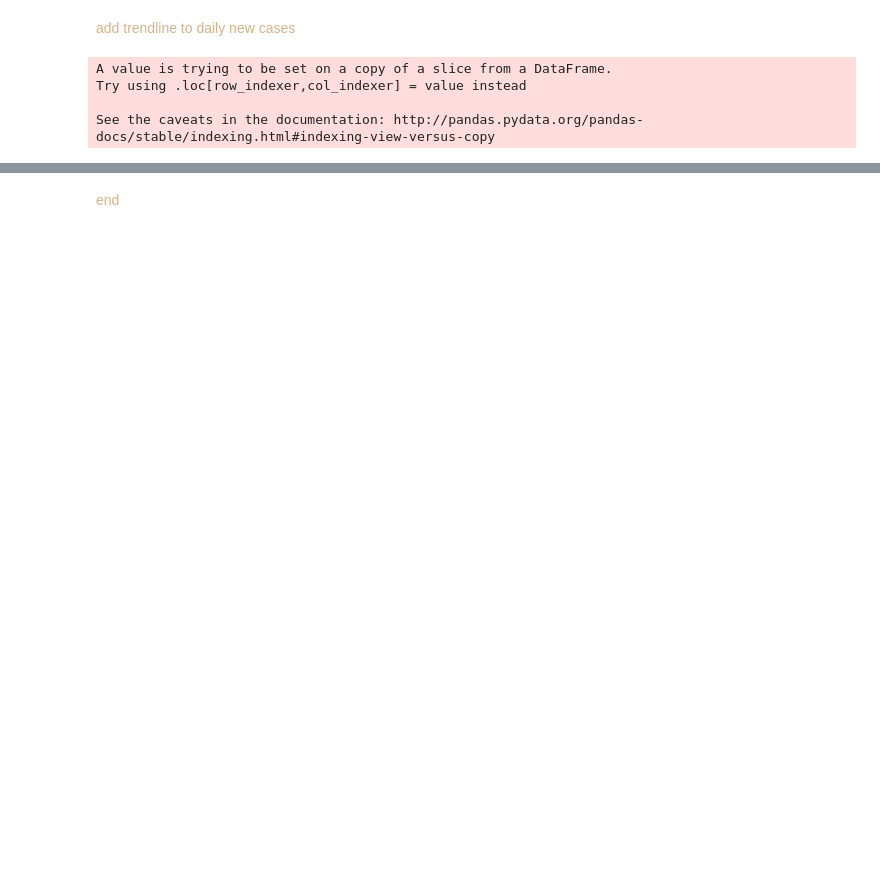
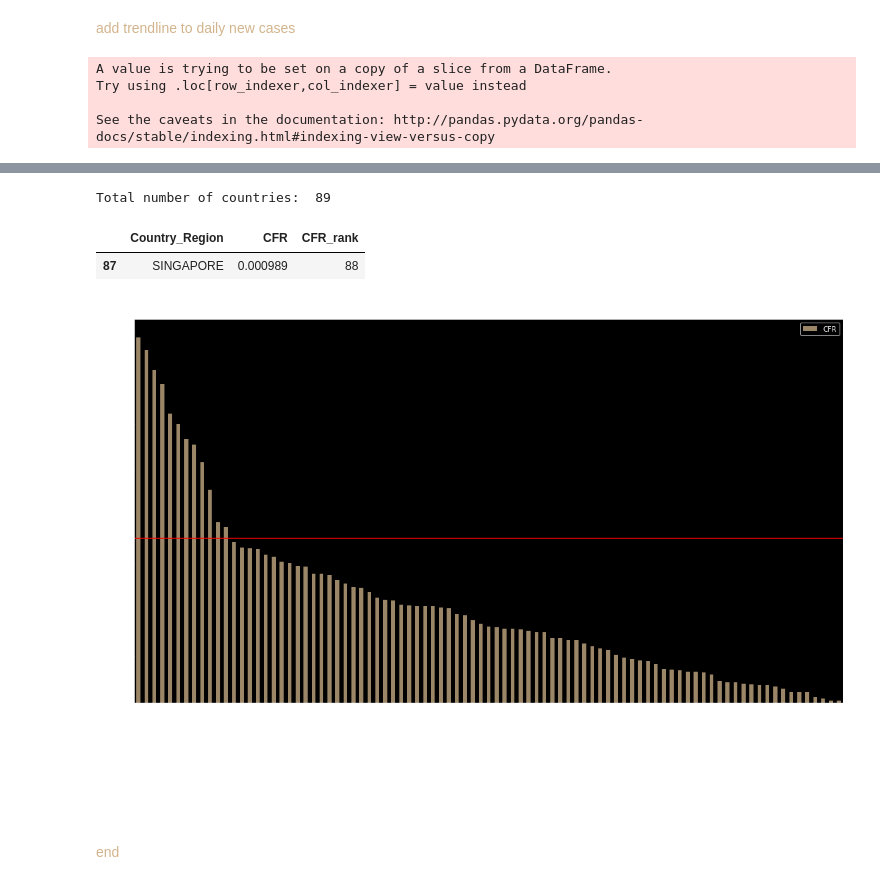
Before and after one commit to pvalues/covid19_trends, a Jupyter notebook: covid19_jh_data_country_trends.ipynb, the cells around one changed output, grey strips where cells are left out. Saved outputs shown, nothing was run; the diff lists cells and outputs as text; code cells hidden in the pictures; blank space fills up the shorter version.

```diff
--- a/covid19_jh_data_country_trends.ipynb
+++ b/covid19_jh_data_country_trends.ipynb
@@ -172,0 +176,12 @@ for item in list_country:
+# %%
+#aggregate across months
+cfr_df = country_df.groupby(['Country_Region'])\
+.agg({'Confirmed_New':'sum','Deaths_New':'sum'})\
+.reset_index()
+
+cfr_df.rename(columns={'Confirmed_New':'Cum_inf','Deaths_New':'Cum_dth'}, inplace=True)
+
+print('cfr_df unique in Country: ', isUnique(cfr_df, ['Country_Region']))
+
+#compute CFR
+cfr_df['CFR'] = cfr_df['Cum_dth'] / cfr_df['Cum_inf']
@@ -172,0 +190,8 @@ for item in list_country:
+# %%
+#filter for countries with at least 1000 infections
+cfr_df = cfr_df.loc[cfr_df['Cum_inf'] >= 1000]\
+.sort_values(by=['CFR'], ascending=False).reset_index()
+cfr_df['CFR_rank'] = cfr_df.index.values + 1
+
+#display top 25 countries by CFR
+cfr_df.head(25)
@@ -173,2 +216,23 @@ for item in list_country:
+# %%
+#spot check
+print('\nTotal number of countries: ', cfr_df['CFR_rank'].max())
+
+country = 'SINGAPORE' #select country of choice
+cfr_df.loc[cfr_df['Country_Region'] == country][['Country_Region','CFR','CFR_rank']]
+# %% [output]
+Total number of countries:  89
+|  | Country_Region | CFR | CFR_rank |
+| 87 | SINGAPORE | 0.000989 | 88 |
+# %%
+#plot Case Fatality Rates
+cfr_df.sort_values(by=['CFR'], ascending=False)\
+.plot.bar(x='Country_Region', y='CFR', figsize=(18,10), color='tan',alpha=0.75)
+plt.axhline(y=cfr_df.Cum_dth.sum()/cfr_df.Cum_inf.sum(), color = 'r')
+plt.title('Case Fatality Rates by Country vs. Global Avg.', size=20)
+plt.xlabel('Country', size=14)
+plt.ylabel('CFR (%)',size=14)
+plt.show()
+# %% [output]
+[figure, added]
 # %% [markdown]
 <font color='tan'> end
```
Also changed, not shown: parts of 9 cells of this notebook.
